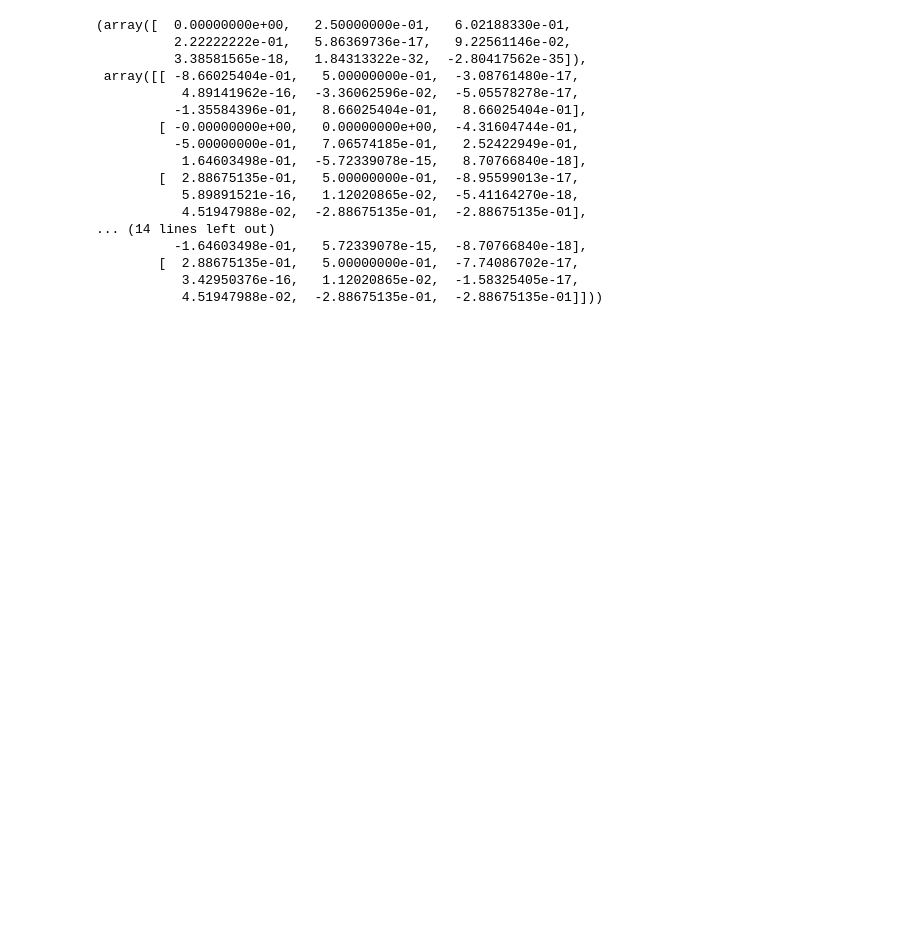
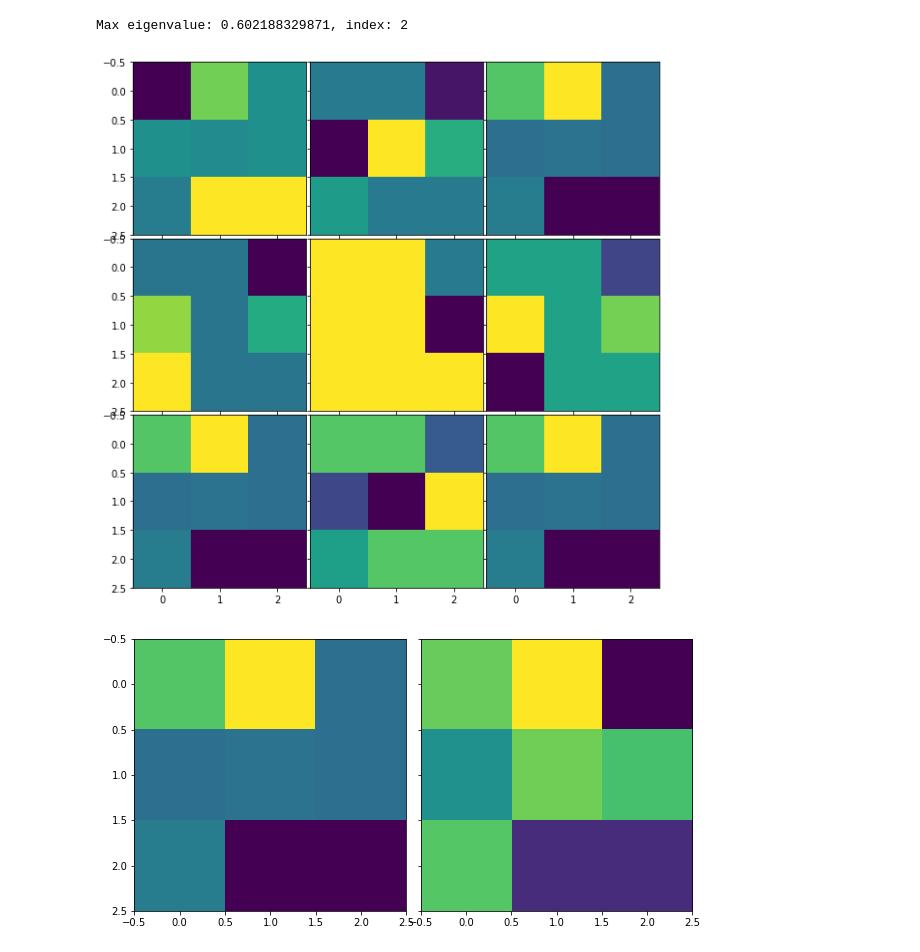
Before and after one commit to CNS-OIST/draculab, a Jupyter notebook: test3.ipynb, the cells around one changed output. Cells and saved outputs as stored; diff of their text form; code cells hidden in the pictures; blank space fills up the shorter version.

```diff
--- a/test3.ipynb
+++ b/test3.ipynb
@@ -164,25 +185,37 @@ plt.show()
-# %%
-corr = np.zeros((9,9))
-for pat in patterns:
-    p = pat.reshape(9,1)
-    corr += p*(p.T)
-eigs = np.linalg.eig(corr)
-eigs
-# %% [output]
-(array([  0.00000000e+00,   2.50000000e-01,   6.02188330e-01,
-          2.22222222e-01,   5.86369736e-17,   9.22561146e-02,
-          3.38581565e-18,   1.84313322e-32,  -2.80417562e-35]),
- array([[ -8.66025404e-01,   5.00000000e-01,  -3.08761480e-17,
-           4.89141962e-16,  -3.36062596e-02,  -5.05578278e-17,
-          -1.35584396e-01,   8.66025404e-01,   8.66025404e-01],
-        [ -0.00000000e+00,   0.00000000e+00,  -4.31604744e-01,
-          -5.00000000e-01,   7.06574185e-01,   2.52422949e-01,
-           1.64603498e-01,  -5.72339078e-15,   8.70766840e-18],
-        [  2.88675135e-01,   5.00000000e-01,  -8.95599013e-17,
-           5.89891521e-16,   1.12020865e-02,  -5.41164270e-18,
-           4.51947988e-02,  -2.88675135e-01,  -2.88675135e-01],
-... (14 lines left out)
-          -1.64603498e-01,   5.72339078e-15,  -8.70766840e-18],
-        [  2.88675135e-01,   5.00000000e-01,  -7.74086702e-17,
-           3.42950376e-16,   1.12020865e-02,  -1.58325405e-17,
-           4.51947988e-02,  -2.88675135e-01,  -2.88675135e-01]]))
+# %%
+### Plotting eigenvectors of the correlation matrix
+pat_mat = np.matrix(patterns)
+corr = (pat_mat.T)*pat_mat # input correlation matrix
+eigs = np.linalg.eig(corr) # extracting eigenvalues and eigenvectors
+#print(eigs)
+evals = eigs[0] # eigenvalues
+evecs = eigs[1] # eigenvectors
+
+# plotting all eigenvectors in 3x3 format
+fig3 = plt.figure(figsize=(10,10))
+ev_grid = ImageGrid(fig3, 111, nrows_ncols=(3,3), axes_pad=0.05)
+for idx,vec in enumerate(evecs):
+    vec.shape = 3,3
+    ev_grid[idx].imshow(vec)
+
+# obtaining the leading eigenvector
+max_index, max_value = max(enumerate(evals), key=lambda p:p[1])
+print('Max eigenvalue: ' + str(max_value) + ', index: ' + str(max_index))
+max_evector = evecs[max_index]
+#max_evector = max_evector/np.max(max_evector)
+
+# Obtaining linear combination of eigenvectors
+comb = np.zeros((1,9))
+for val, vec in zip(evals,evecs):
+    comb += val*vec
+
+#comb = comb/np.max(comb)
+fig4 = plt.figure(figsize=(10,5))
+sp_ev_grid = ImageGrid(fig4, 111, nrows_ncols=(1,2), axes_pad=0.2)
+for idx,vec in enumerate([max_evector, comb]):
+    vec.shape = 3,3
+    sp_ev_grid[idx].imshow(vec)
+# %% [output]
+Max eigenvalue: 0.602188329871, index: 2
+[figure, added]
+[figure, added]
```
Also changed, not shown: parts of 3 cells of this notebook, 2 other files.
